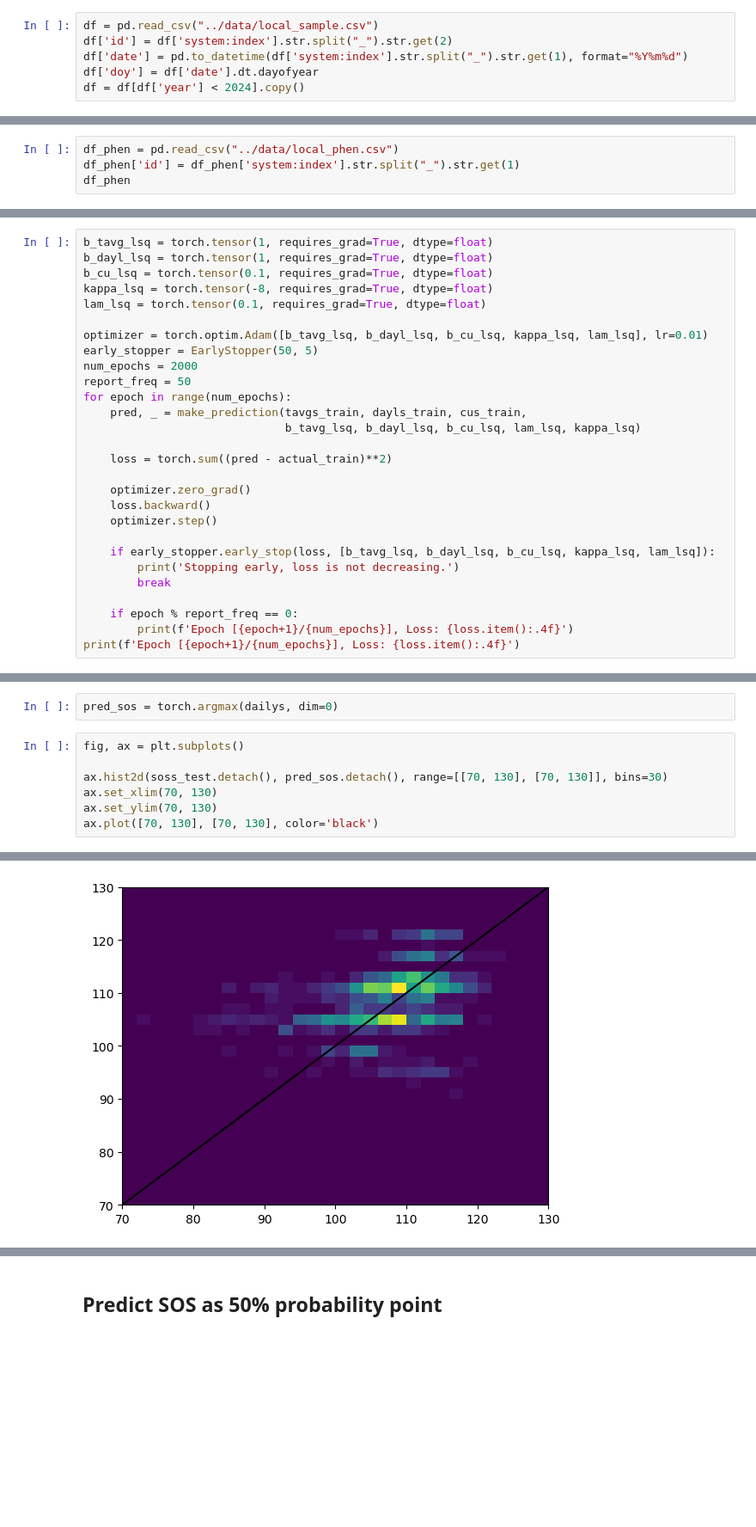
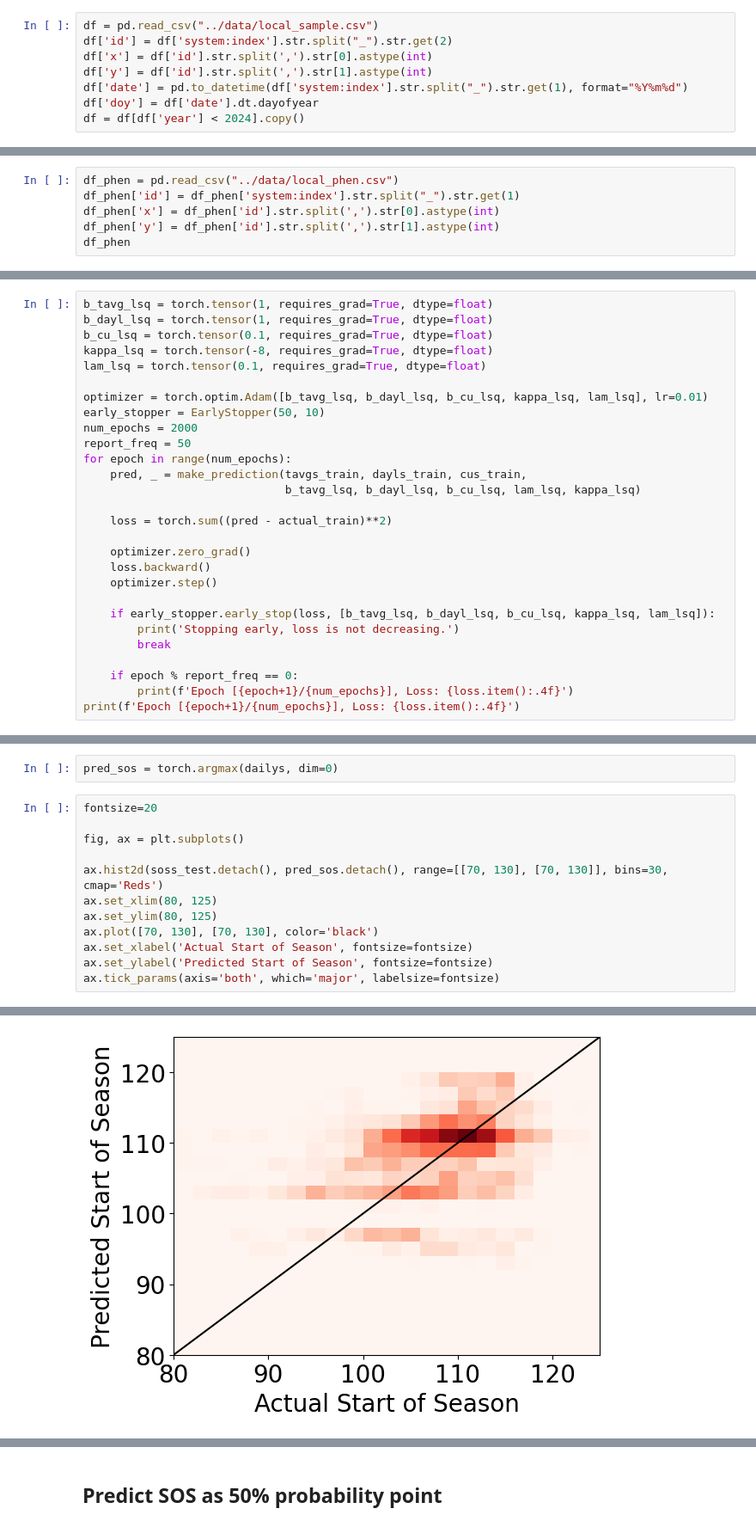
Before and after one commit to camjay99/SpongyMothIPM, a Jupyter notebook: notebooks/pheno_model_comp.ipynb, the cells around one changed output, grey strips where cells are left out. Shown at 86% size. Drawn from its saved outputs; the diff is of its cells as text; blank space fills up the shorter version.

```diff
--- a/notebooks/pheno_model_comp.ipynb
+++ b/notebooks/pheno_model_comp.ipynb
@@ -86,6 +86,8 @@ tensor([2.8831, 2.8731, 2.8730, 2.8730, 2.8730], dtype=torch.float64,
 # %%
 df = pd.read_csv("../data/local_sample.csv")
 df['id'] = df['system:index'].str.split("_").str.get(2)
+df['x'] = df['id'].str.split(',').str[0].astype(int)
+df['y'] = df['id'].str.split(',').str[1].astype(int)
 df['date'] = pd.to_datetime(df['system:index'].str.split("_").str.get(1), format="%Y%m%d")
 df['doy'] = df['date'].dt.dayofyear
 df = df[df['year'] < 2024].copy()
@@ -101,5 +103,7 @@ df.head()
 # %%
 df_phen = pd.read_csv("../data/local_phen.csv")
 df_phen['id'] = df_phen['system:index'].str.split("_").str.get(1)
+df_phen['x'] = df_phen['id'].str.split(',').str[0].astype(int)
+df_phen['y'] = df_phen['id'].str.split(',').str[1].astype(int)
 df_phen
 # %% [output]
@@ -316,7 +320,7 @@ kappa_lsq = torch.tensor(-8, requires_grad=True, dtype=float)
 lam_lsq = torch.tensor(0.1, requires_grad=True, dtype=float)
 
 optimizer = torch.optim.Adam([b_tavg_lsq, b_dayl_lsq, b_cu_lsq, kappa_lsq, lam_lsq], lr=0.01)
-early_stopper = EarlyStopper(50, 5)
+early_stopper = EarlyStopper(50, 10)
 num_epochs = 2000
 report_freq = 50
 for epoch in range(num_epochs):
@@ -426,10 +496,15 @@ Text(0.5, 1.0, 'CU')
 # %%
 pred_sos = torch.argmax(dailys, dim=0)
 # %%
+fontsize=20
+
 fig, ax = plt.subplots()
 
-ax.hist2d(soss_test.detach(), pred_sos.detach(), range=[[70, 130], [70, 130]], bins=30)
-ax.set_xlim(70, 130)
-ax.set_ylim(70, 130)
+ax.hist2d(soss_test.detach(), pred_sos.detach(), range=[[70, 130], [70, 130]], bins=30, cmap='Reds')
+ax.set_xlim(80, 125)
+ax.set_ylim(80, 125)
 ax.plot([70, 130], [70, 130], color='black')
+ax.set_xlabel('Actual Start of Season', fontsize=fontsize)
+ax.set_ylabel('Predicted Start of Season', fontsize=fontsize)
+ax.tick_params(axis='both', which='major', labelsize=fontsize)
 # %% [output]
@@ -437,4 +511,4 @@ ax.plot([70, 130], [70, 130], color='black')
-[figure, old version]
+[figure, new version]
 # %%
 torch.sqrt(torch.mean((pred_sos - soss_test)**2))
 # %% [output]
```
Also changed, not shown: parts of 22 cells of this notebook, 7 other files.
